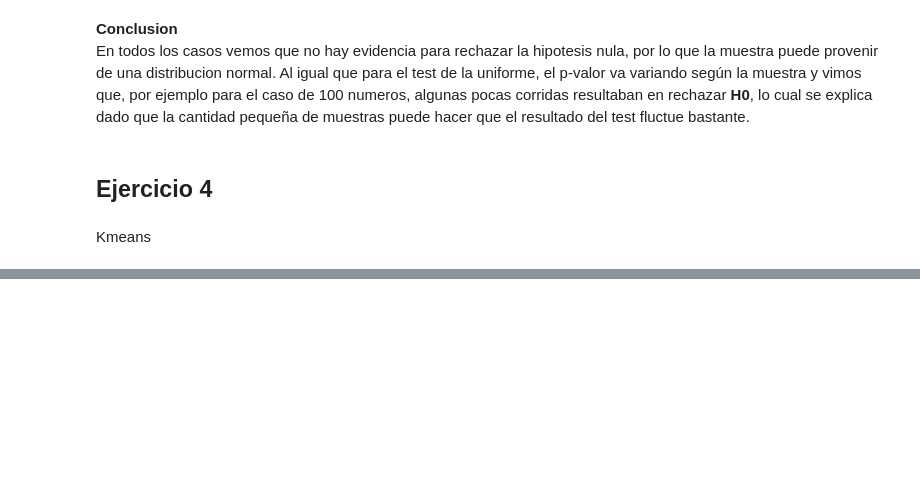
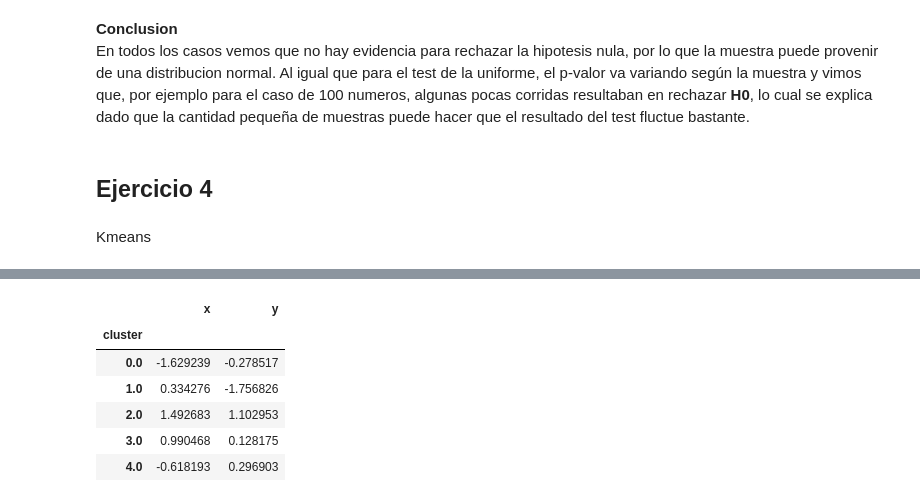
Before and after one commit to Rivejjj/Los-Simuladores, a Jupyter notebook: tp1.ipynb, the cells around one changed output, grey strips where cells are left out. Cells and saved outputs as stored; diff of their text form; code cells hidden in the pictures; blank space fills up the shorter version.

```diff
--- a/tp1.ipynb
+++ b/tp1.ipynb
@@ -610,0 +641,5 @@ SyntaxError: invalid syntax (3335867284.py, line 6)
+# %%
+def calculate_new_centroids(df, amount_of_clusters):
+    agrupado = df.groupby('cluster').mean()
+    return agrupado
+    #for i in range(amount_of_clusters):
@@ -614,0 +695,10 @@ NameError: name 'dataset' is not defined
+# %%
+calculate_new_centroids(dataset, 5)
+# %% [output]
+|  | x | y |
+| cluster |  |  |
+| 0.0 | -1.629239 | -0.278517 |
+| 1.0 | 0.334276 | -1.756826 |
+| 2.0 | 1.492683 | 1.102953 |
+| 3.0 | 0.990468 | 0.128175 |
+| 4.0 | -0.618193 | 0.296903 |
```
Also changed, not shown: parts of 24 cells of this notebook, 1 other file.
